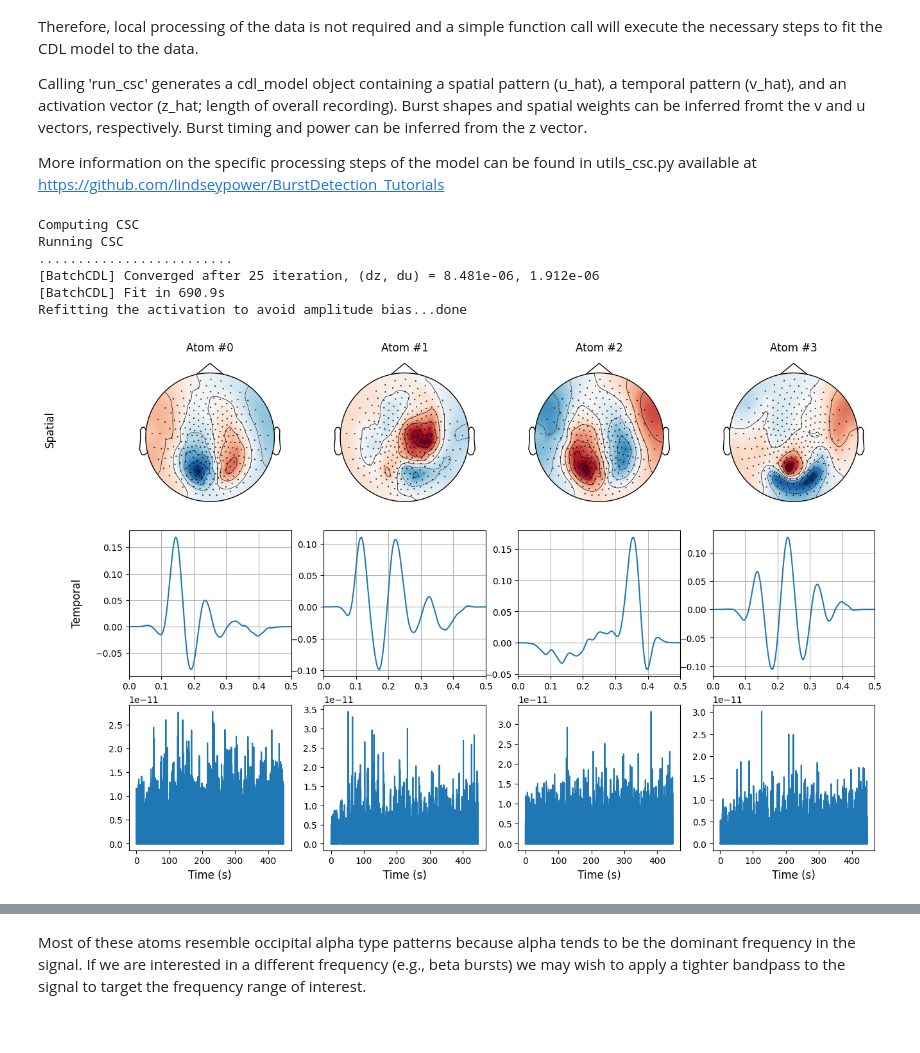
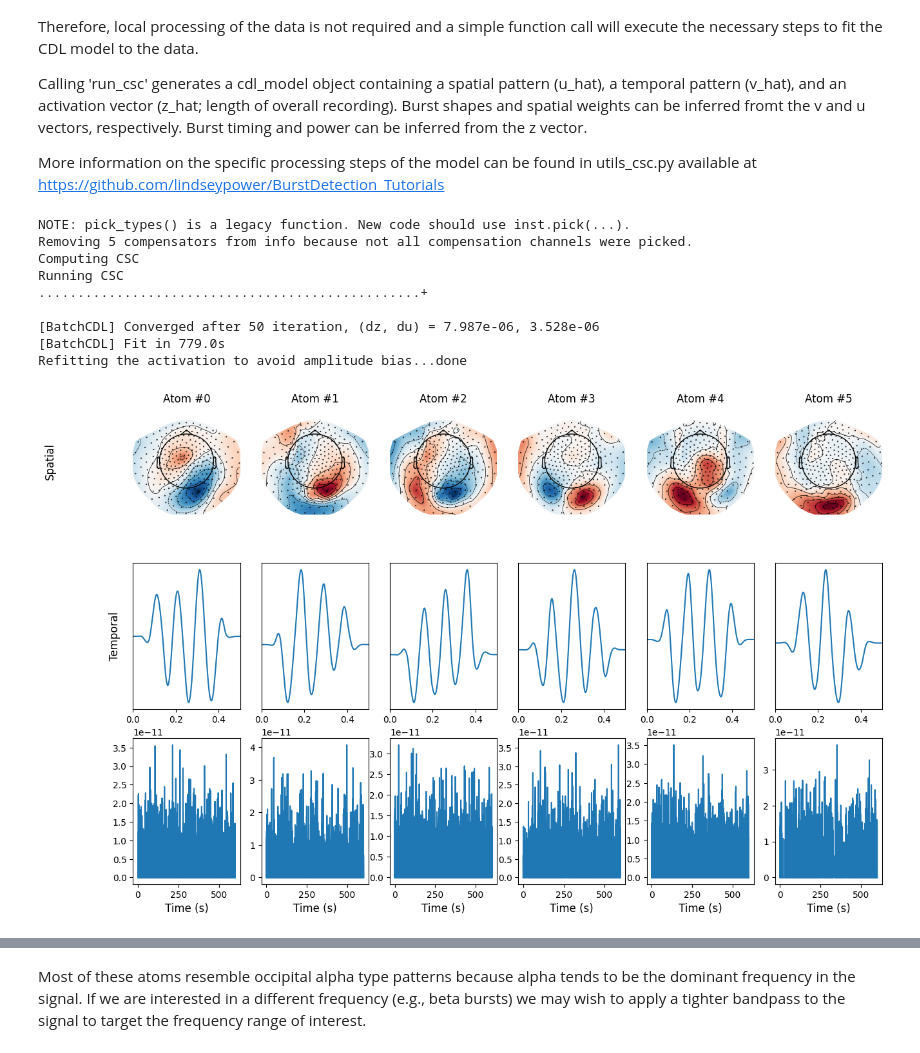
Before and after one commit to lindseypower/BurstDetection_Tutorials, a Jupyter notebook: Tutorials/CDL.ipynb, the cells around one changed output, grey strips where cells are left out. Saved outputs shown, nothing was run; the diff lists cells and outputs as text; code cells hidden in the pictures.

```diff
--- a/Tutorials/CDL.ipynb
+++ b/Tutorials/CDL.ipynb
@@ -85,0 +69,6 @@ Reading 0 ... 447000  =      0.000 ...   447.000 secs...
+# %%
+# Preprocess the raw data (bandpass and resample)
+raw.load_data()
+raw.filter(l_freq=1, h_freq=50)
+Fs = 1000
+raw = raw.resample(Fs, npad='auto',verbose=False)
@@ -85,0 +94,13 @@ Reading 0 ... 447000  =      0.000 ...   447.000 secs...
+# %%
+# Apply SSP projectors to remove ECG/EOG artifacts
+ecg_evoked = create_ecg_epochs(raw).average()
+ecg_projs, ecg_events = compute_proj_ecg(raw,n_mag=2, reject=None)
+mne.viz.plot_projs_topomap(ecg_projs, info=raw.info)
+raw.add_proj(ecg_projs)
+
+eog_evoked = create_eog_epochs(raw).average()
+eog_projs, events = compute_proj_eog(raw, n_mag=3, reject=None)
+mne.viz.plot_projs_topomap(eog_projs, info=raw.info)
+raw.add_proj(eog_projs)
+
+raw.apply_proj()
@@ -94,7 +211,7 @@ More information about adjusting other parameters can be found at https://alphac
 EXP_PARAMS = {
     "sfreq": 1000.,
     "atom_duration": 0.5,   # pattern duration in seconds
-    "n_atoms":4,         # number of patterns to detect
+    "n_atoms": 6,         # number of patterns to detect
     "reg": 0.2,
     "eps": 1e-5,
     "tol_z": 1e-3,
@@ -134,26 +293,30 @@ More information on the specific processing steps of the model can be found in u
 # %%
 # Run CDL model on MEG channels in dataset
+data_len = 600
+
+raw.pick_types(meg=True, ref_meg=False)
 dat = raw.get_data(picks=['meg'])
+dat = dat[0:int(Fs*data_len/2)]
 cdl_model, z_hat_ = run_csc(dat,**CDL_PARAMS)
 # %% [output]
+NOTE: pick_types() is a legacy function. New code should use inst.pick(...).
+Removing 5 compensators from info because not all compensation channels were picked.
 Computing CSC
 Running CSC
-.........................
-[BatchCDL] Converged after 25 iteration, (dz, du) = 8.481e-06, 1.912e-06
-[BatchCDL] Fit in 690.9s
+.................................................+
+
+[BatchCDL] Converged after 50 iteration, (dz, du) = 7.987e-06, 3.528e-06
+[BatchCDL] Fit in 779.0s
 Refitting the activation to avoid amplitude bias...done
 # %%
 ## Plotting ##
 
 # Read in a layout file for plotting the sensor topography
-# This may not be necessary depending on how the data was preprocessed - required here because the data was preprocessed in brainstorm
-pos_file = '/export03/data/lindseyp/burst_methods_review/ctf270.mat'
-ctf270 = io.loadmat(pos_file)
 
 # Set plotting parameters
 Fs = 1000
 fontsize = 12
-n_atoms_per_fig = 4
+n_atoms_per_fig = 6
 n_plot_per_atom = 3
 n_atoms_est = z_hat_.shape[1]
 info = raw.info
@@ -172,36 +335,37 @@ for fig_idx, (atoms_start, atoms_stop) in enumerate(atoms_in_figs, start=1):
     figs.append(fig)
     fig.suptitle(None, fontsize=fontsize)
     for i_atom, kk in enumerate(range(atoms_start, atoms_stop)):
         ax = axes[0, i_atom]
         ax.set_title("Atom #" + str(kk), fontsize=fontsize)
 
         # Spatial pattern
         u_hat = cdl_model.u_hat_[kk]
-        mne.viz.plot_topomap(u_hat,  pos = ctf270['pos'], sphere=0.5,axes=ax, show=False)
+        mne.viz.plot_topomap(u_hat, info,axes=ax, show=False)
         if i_atom == 0:
             ax.set_ylabel("Spatial", labelpad=86, fontsize=fontsize)
 
         # Temporal pattern
         ax = axes[1, i_atom]
         v_hat = cdl_model.v_hat_[kk]
         t = np.arange(v_hat.size) / Fs
         ax.plot(t, v_hat)
-        ax.grid(True)
+        #ax.grid(True)
         ax.set_xlim(0, atom_duration)  # crop x axis
         if i_atom == 0:
             ax.set_ylabel("Temporal", labelpad=14, fontsize=fontsize)
+        ax.set_yticks([])
 
         # Atom's activations
         padding = np.zeros(int(atom_duration*Fs-1))
         z_hat = z_hat_[0,kk,:]
         z_hat = np.concatenate([z_hat, padding])
         ax = axes[2, i_atom]
         t1 = np.arange(0,dat.shape[1])/ Fs
         ax.plot(t1, z_hat)
         ax.set_xlabel("Time (s)", fontsize=fontsize)
 plt.show()
 # %% [output]
-[figure, old version]
+[figure, new version]
 # %%
 # Plot PSD to show the frequency composition of each detected pattern
 v_hat = cdl_model.v_hat_
```
Also changed, not shown: parts of 11 cells of this notebook, 1 other file.
